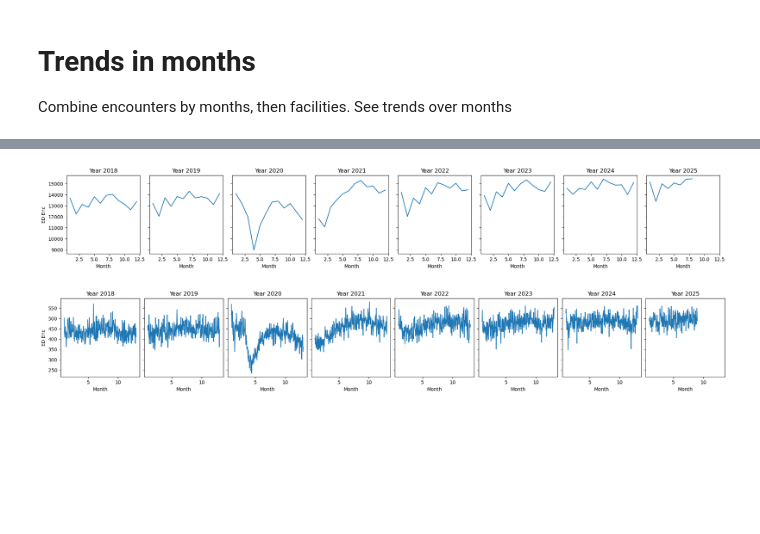
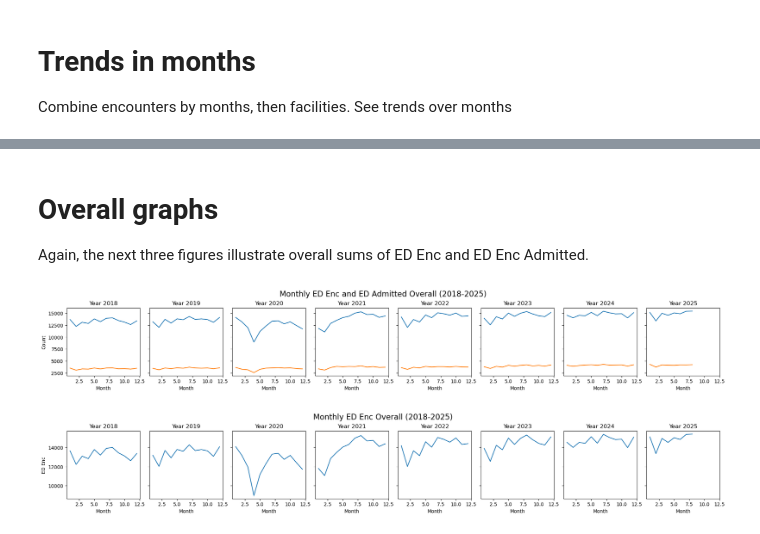
Before and after one commit to southdakotamines-datascience/dsu-no-sleep, a Jupyter notebook: explore.ipynb, the cells around one changed output, grey strips where cells are left out. Drawn from its saved outputs; the diff is of its cells as text; code cells hidden in the pictures; blank space fills up the shorter version.

```diff
--- a/explore.ipynb
+++ b/explore.ipynb
@@ -148,10 +145,15 @@ fig, axes = plt.subplots(4, 8, layout="constrained", figsize=(20, 6), sharex=Tru
 for i, year in enumerate(range(2018, 2026)):
     for j, site in enumerate(['A', 'B', 'C', 'D']):
         sns.lineplot(data=monthly_site_data.filter((pl.col('Year') == year) & (pl.col('Site') == site)),
-                     x='Month', y='ED Enc', ax=axes[j, i])
+                     x='Month', y='ED Enc', ax=axes[j, i], label="ED Enc" if i == 0 and j == 0 else "", legend=False)
+        sns.lineplot(data=monthly_site_data.filter((pl.col('Year') == year) & (pl.col('Site') == site)),
+                     x='Month', y='ED Enc Admitted', ax=axes[j, i], label="ED Enc Admitted" if i == 0 and j == 0 else "", legend=False)
         axes[j, i].set_title(f'Site {site} - {year}')
         axes[j, i].set_xlabel('Month')
-        axes[j, i].set_ylabel('ED Enc')
+        axes[j, i].set_ylabel('Count')
+
+fig.legend(loc='outside upper right')
+fig.suptitle('Monthly ED Enc and ED Admitted by Site (2018-2025)', fontsize=16)
 
 plt.show()
 # %% [output]
@@ -204,0 +229,14 @@ plt.show()
+# %%
+fig, axes = plt.subplots(4, 8, layout="constrained", figsize=(20, 6), sharex=True, sharey="row")
+
+for i, year in enumerate(range(2018, 2026)):
+    for j, site in enumerate(['A', 'B', 'C', 'D']):
+        sns.lineplot(data=monthly_day_site_data.filter((pl.col('Year') == year) & (pl.col('Site') == site)),
+                     x='Month', y='ED Enc', ax=axes[j, i])
+        axes[j, i].set_title(f'Site {site} - {year}')
+        axes[j, i].set_xlabel('Month')
+        axes[j, i].set_ylabel('ED Enc')
+
+fig.suptitle('Daily ED Enc by Site (2018-2025)', fontsize=16)
+
+plt.show()
@@ -204,0 +245,14 @@ plt.show()
+# %%
+fig, axes = plt.subplots(4, 8, layout="constrained", figsize=(20, 6), sharex=True, sharey="row")
+
+for i, year in enumerate(range(2018, 2026)):
+    for j, site in enumerate(['A', 'B', 'C', 'D']):
+        sns.lineplot(data=monthly_day_site_data.filter((pl.col('Year') == year) & (pl.col('Site') == site)),
+                     x='Month', y='ED Enc Admitted', ax=axes[j, i], color='orange')
+        axes[j, i].set_title(f'Site {site} - {year}')
+        axes[j, i].set_xlabel('Month')
+        axes[j, i].set_ylabel('ED Enc Admitted')
+
+fig.suptitle('Daily ED Enc Admitted by Site (2018-2025)', fontsize=16)
+
+plt.show()
@@ -205,26 +261,33 @@ plt.show()
+# %% [markdown]
+# Overall graphs
+Again, the next three figures illustrate overall sums of ED Enc and ED Enc Admitted.
 # %%
 fig, axes = plt.subplots(1, 8, layout="constrained", figsize=(20, 3), sharex=True, sharey=True)
 
 for i, year in enumerate(range(2018, 2026)):
     sns.lineplot(data=monthly_data.filter(pl.col('Year') == year),
-                    x='Month', y='ED Enc', ax=axes[i])
+                    x='Month', y='ED Enc', ax=axes[i], label="ED Enc" if i == 0 else "", legend=False)
+    sns.lineplot(data=monthly_data.filter(pl.col('Year') == year),
+                    x='Month', y='ED Enc Admitted', ax=axes[i], label="ED Enc Admitted" if i == 0 else "", legend=False)
     axes[i].set_title(f'Year {year}')
     axes[i].set_xlabel('Month')
-    axes[i].set_ylabel('ED Enc')
+    axes[i].set_ylabel('Count')
 
+fig.suptitle("Monthly ED Enc and ED Admitted Overall (2018-2025)", fontsize=16)
 plt.show()
 # %% [output]
-[figure, old version]
+[figure, new version]
-# %%
-fig, axes = plt.subplots(1, 8, layout="constrained", figsize=(20, 3), sharex=True, sharey=True)
-
-for i, year in enumerate(range(2018, 2026)):
-    sns.lineplot(data=daily_data.filter(pl.col('Year') == year),
-                    x='Month', y='ED Enc', ax=axes[i])
-    axes[i].set_title(f'Year {year}')
-    axes[i].set_xlabel('Month')
-    axes[i].set_ylabel('ED Enc')
-
-plt.show()
-# %% [output]
-[figure, removed]
+# %%
+fig, axes = plt.subplots(1, 8, layout="constrained", figsize=(20, 3), sharex=True, sharey=True)
+
+for i, year in enumerate(range(2018, 2026)):
+    sns.lineplot(data=monthly_data.filter(pl.col('Year') == year),
+                    x='Month', y='ED Enc', ax=axes[i])
+    axes[i].set_title(f'Year {year}')
+    axes[i].set_xlabel('Month')
+    axes[i].set_ylabel('ED Enc')
+
+fig.suptitle("Monthly ED Enc Overall (2018-2025)", fontsize=16)
+plt.show()
+# %% [output]
+[figure, added]
```
Also changed, not shown: parts of 19 cells of this notebook.
